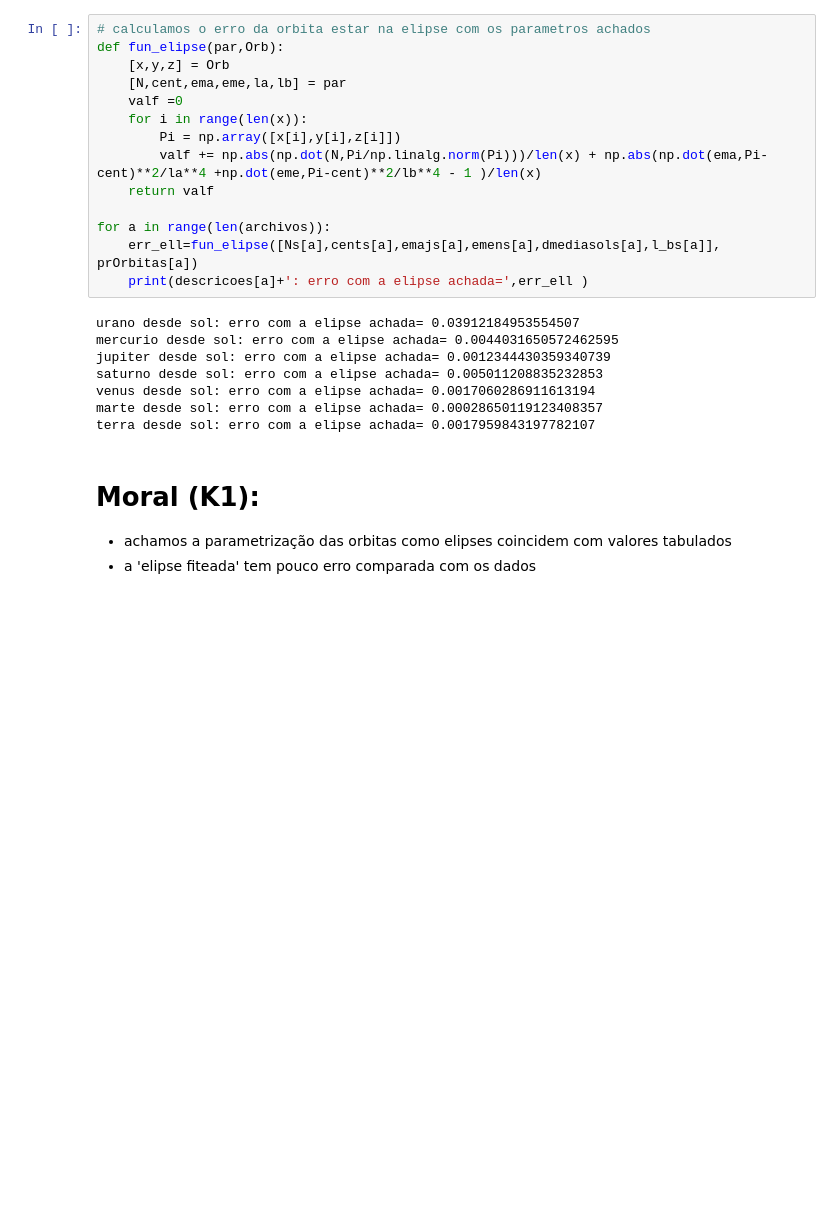
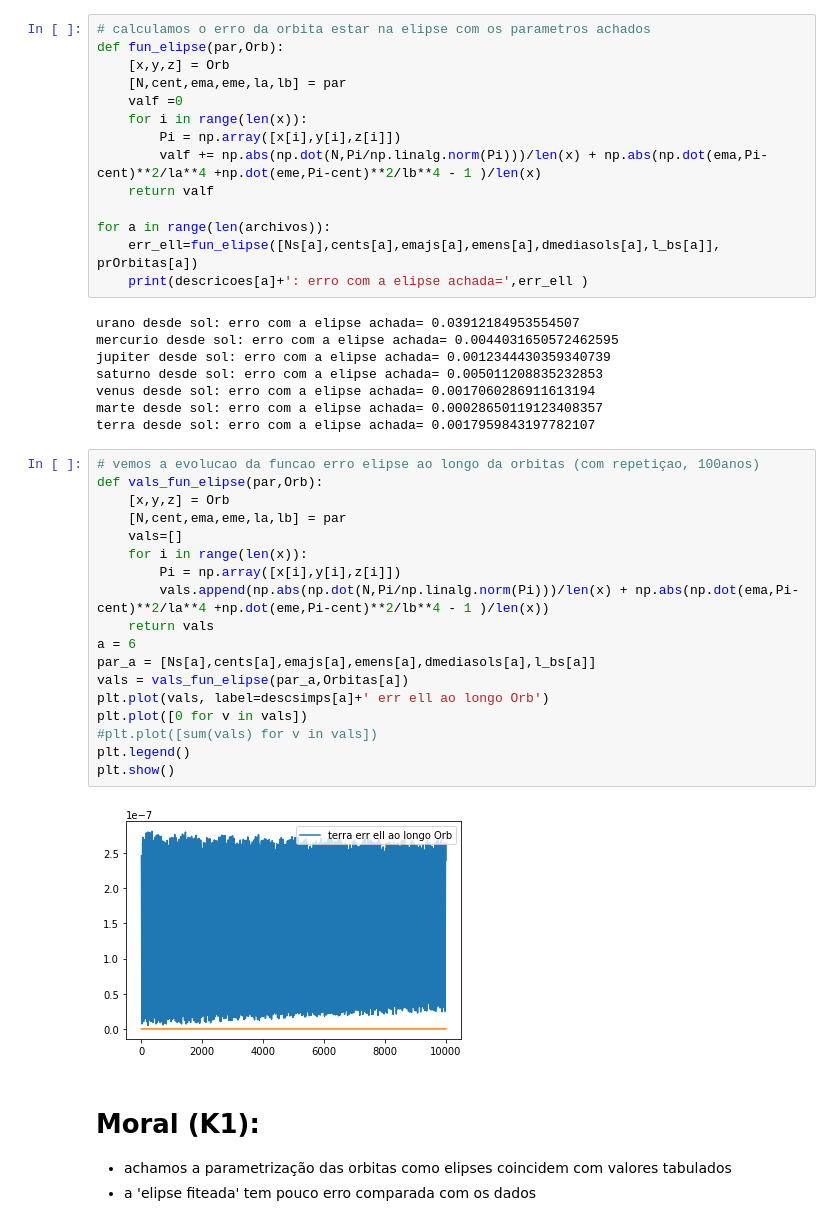
Before and after one commit to acabreraufrj/modelagem, a Jupyter notebook: aulas/Aula10.ipynb, the cells around one changed output. Drawn from its saved outputs; the diff is of its cells as text; blank space fills up the shorter version.

```diff
--- a/aulas/Aula10.ipynb
+++ b/aulas/Aula10.ipynb
@@ -602,6 +636,26 @@ saturno desde sol: erro com a elipse achada= 0.005011208835232853
 venus desde sol: erro com a elipse achada= 0.0017060286911613194
 marte desde sol: erro com a elipse achada= 0.00028650119123408357
 terra desde sol: erro com a elipse achada= 0.0017959843197782107
+# %%
+# vemos a evolucao da funcao erro elipse ao longo da orbitas (com repetiçao, 100anos)
+def vals_fun_elipse(par,Orb):
+    [x,y,z] = Orb
+    [N,cent,ema,eme,la,lb] = par
+    vals=[]
+    for i in range(len(x)):
+        Pi = np.array([x[i],y[i],z[i]])
+        vals.append(np.abs(np.dot(N,Pi/np.linalg.norm(Pi)))/len(x) + np.abs(np.dot(ema,Pi-cent)**2/la**4 +np.dot(eme,Pi-cent)**2/lb**4 - 1 )/len(x))
+    return vals
+a = 6
+par_a = [Ns[a],cents[a],emajs[a],emens[a],dmediasols[a],l_bs[a]]
+vals = vals_fun_elipse(par_a,Orbitas[a])
+plt.plot(vals, label=descsimps[a]+' err ell ao longo Orb')
+plt.plot([0 for v in vals])
+#plt.plot([sum(vals) for v in vals])
+plt.legend()
+plt.show()
+# %% [output]
+[figure, added]
 # %% [markdown]
 # Moral (K1):
 
```
Also changed, not shown: parts of 13 cells of this notebook, 1 other file.
